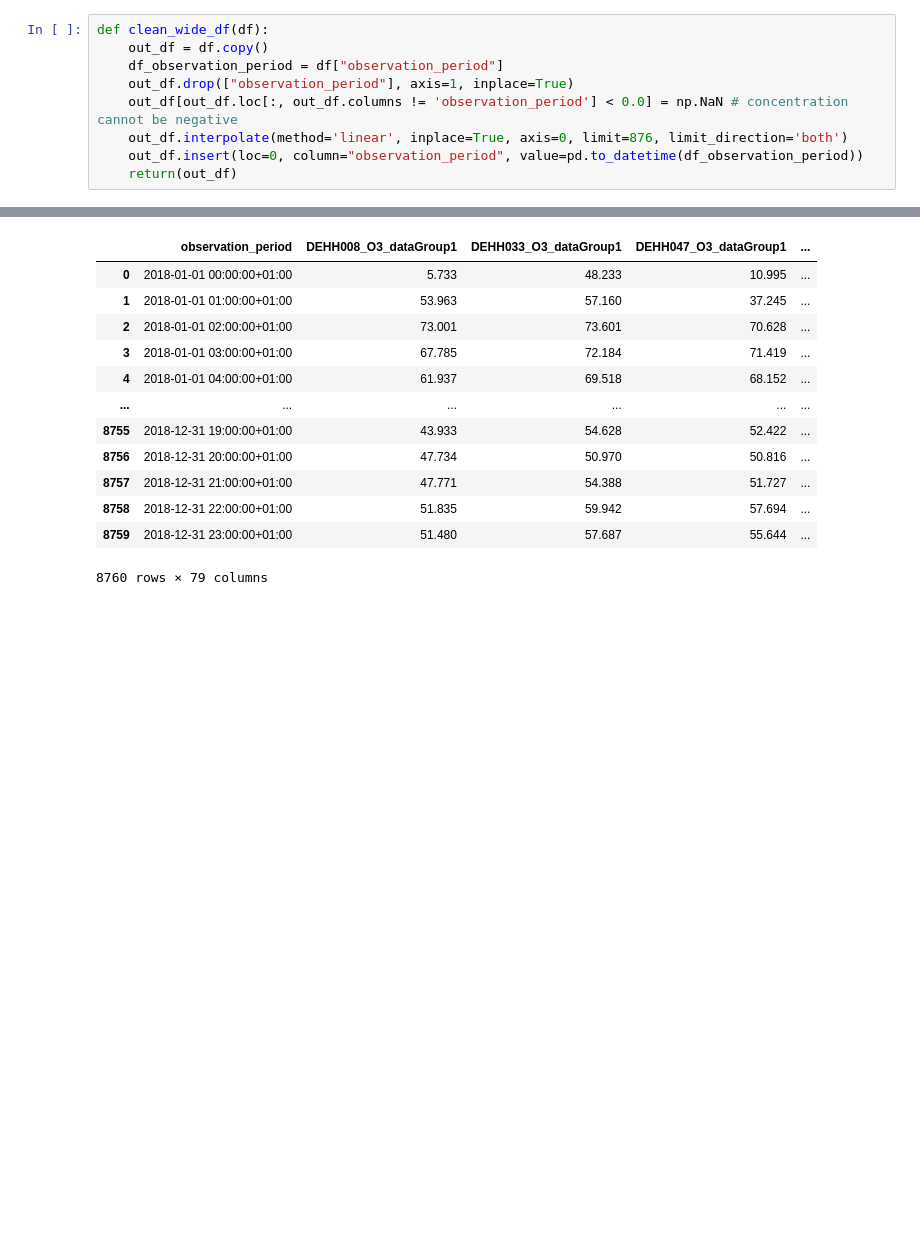
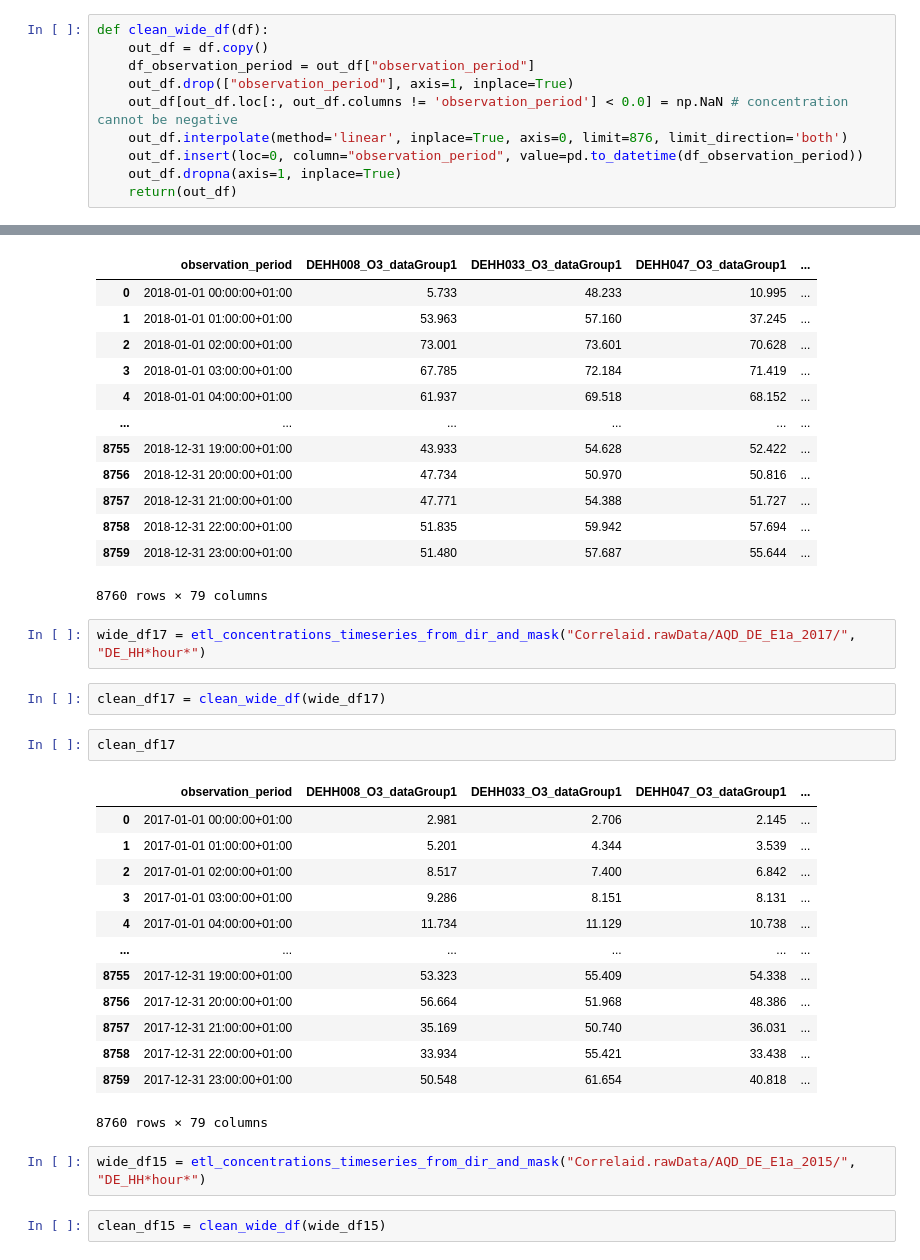
Before and after one commit to EvgenyGorelov/CorrelAid-Development-of-air-pollution-in-Hamburg, a Jupyter notebook: Correlaid.2013.19.etl.pandas.1.0.ipynb, the cells around one changed output, grey strips where cells are left out. Saved outputs shown, nothing was run; the diff lists cells and outputs as text; blank space fills up the shorter version.

```diff
--- a/Correlaid.2013.19.etl.pandas.1.0.ipynb
+++ b/Correlaid.2013.19.etl.pandas.1.0.ipynb
@@ -181,11 +278,12 @@ wide_df19.head(5)
 # %%
 def clean_wide_df(df):
     out_df = df.copy()
-    df_observation_period = df["observation_period"]
+    df_observation_period = out_df["observation_period"]
     out_df.drop(["observation_period"], axis=1, inplace=True)
     out_df[out_df.loc[:, out_df.columns != 'observation_period'] < 0.0] = np.NaN # concentration cannot be negative
     out_df.interpolate(method='linear', inplace=True, axis=0, limit=876, limit_direction='both')
     out_df.insert(loc=0, column="observation_period", value=pd.to_datetime(df_observation_period))
+    out_df.dropna(axis=1, inplace=True)
     return(out_df)
 # %%
 clean_df19 = clean_wide_df(wide_df19)
@@ -227,3 +325,27 @@ clean_df18
 | 8758 | 2018-12-31 22:00:00+01:00 | 51.835 | 59.942 | 57.694 | ... |
 | 8759 | 2018-12-31 23:00:00+01:00 | 51.480 | 57.687 | 55.644 | ... |
 8760 rows × 79 columns
+# %%
+wide_df17 = etl_concentrations_timeseries_from_dir_and_mask("Correlaid.rawData/AQD_DE_E1a_2017/", "DE_HH*hour*")
+# %%
+clean_df17 = clean_wide_df(wide_df17)
+# %%
+clean_df17
+# %% [output]
+|  | observation_period | DEHH008_O3_dataGroup1 | DEHH033_O3_dataGroup1 | DEHH047_O3_dataGroup1 | ... |
+| 0 | 2017-01-01 00:00:00+01:00 | 2.981 | 2.706 | 2.145 | ... |
+| 1 | 2017-01-01 01:00:00+01:00 | 5.201 | 4.344 | 3.539 | ... |
+| 2 | 2017-01-01 02:00:00+01:00 | 8.517 | 7.400 | 6.842 | ... |
+| 3 | 2017-01-01 03:00:00+01:00 | 9.286 | 8.151 | 8.131 | ... |
+| 4 | 2017-01-01 04:00:00+01:00 | 11.734 | 11.129 | 10.738 | ... |
+| ... | ... | ... | ... | ... | ... |
+| 8755 | 2017-12-31 19:00:00+01:00 | 53.323 | 55.409 | 54.338 | ... |
+| 8756 | 2017-12-31 20:00:00+01:00 | 56.664 | 51.968 | 48.386 | ... |
+| 8757 | 2017-12-31 21:00:00+01:00 | 35.169 | 50.740 | 36.031 | ... |
+| 8758 | 2017-12-31 22:00:00+01:00 | 33.934 | 55.421 | 33.438 | ... |
+| 8759 | 2017-12-31 23:00:00+01:00 | 50.548 | 61.654 | 40.818 | ... |
+8760 rows × 79 columns
+# %%
+wide_df15 = etl_concentrations_timeseries_from_dir_and_mask("Correlaid.rawData/AQD_DE_E1a_2015/", "DE_HH*hour*")
+# %%
+clean_df15 = clean_wide_df(wide_df15)
```
Also changed, not shown: parts of 14 cells of this notebook.
